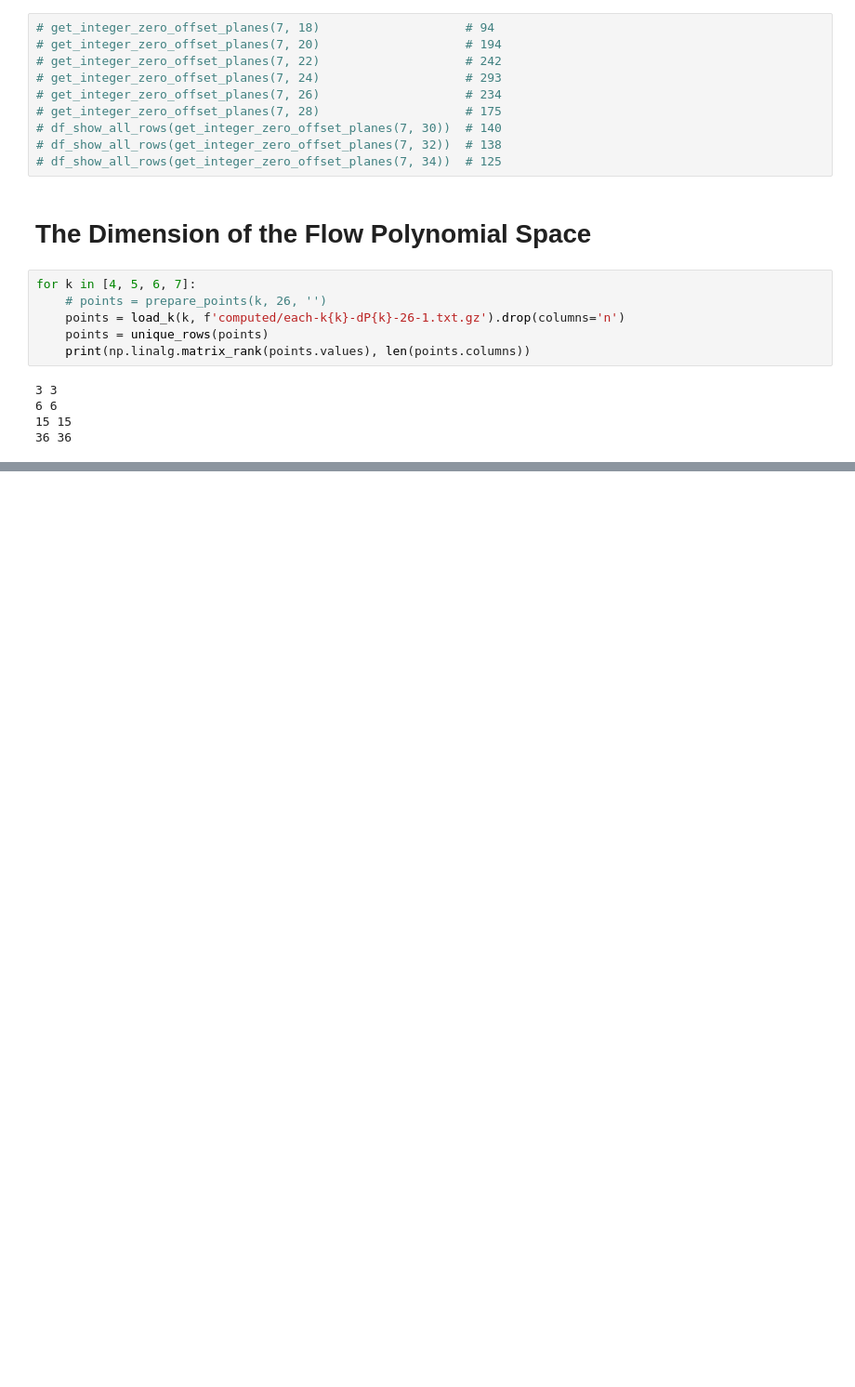
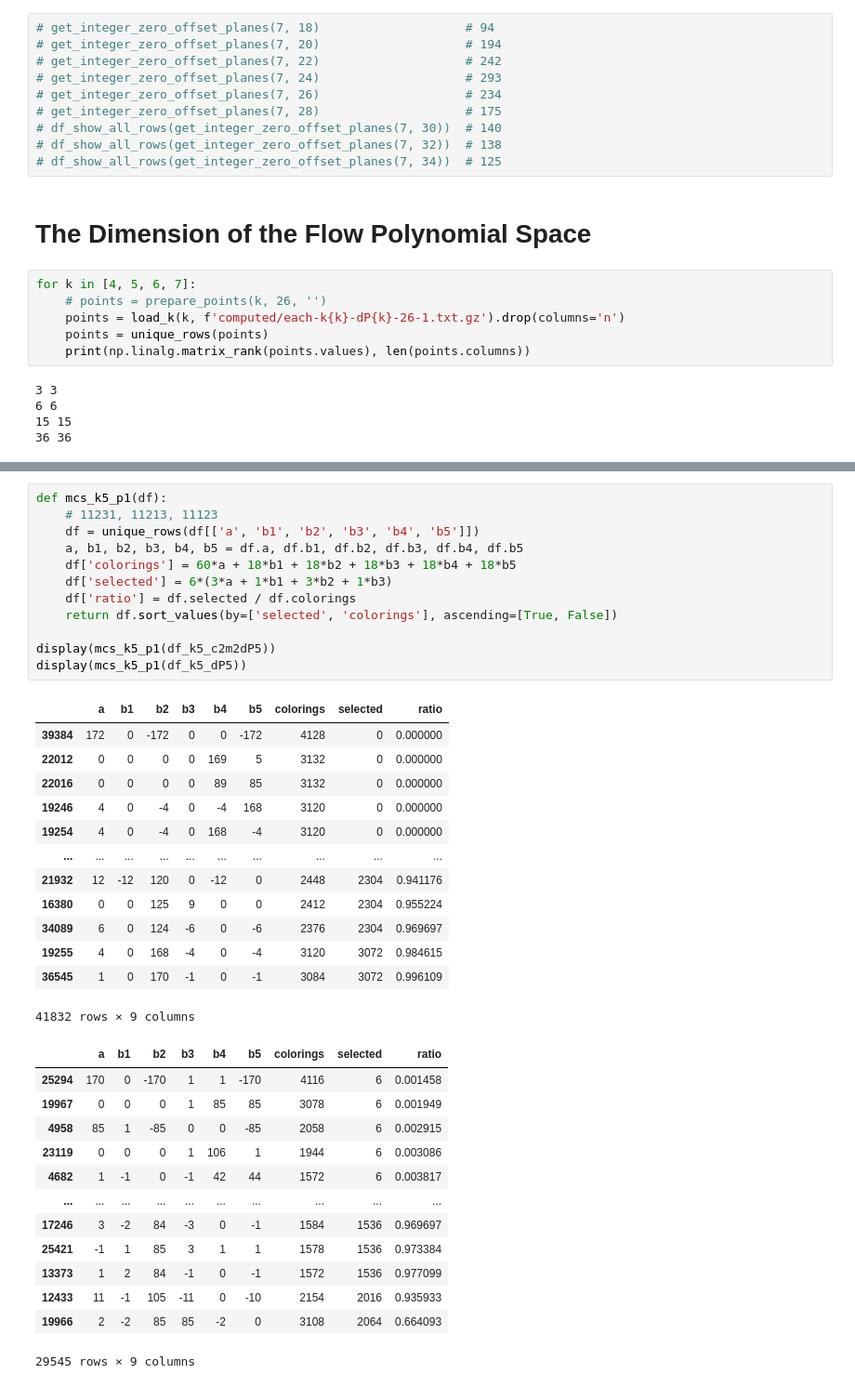
Before and after one commit to davidmisiak/flow-polynomials, a Jupyter notebook: analysis.ipynb, the cells around one changed output, grey strips where cells are left out. Shown at 93% size. Cells and saved outputs as stored; diff of their text form; blank space fills up the shorter version.

```diff
--- a/analysis.ipynb
+++ b/analysis.ipynb
@@ -440,0 +521,39 @@ for k in [4, 5, 6, 7]:
+# %%
+def mcs_k5_p1(df):
+    # 11231, 11213, 11123
+    df = unique_rows(df[['a', 'b1', 'b2', 'b3', 'b4', 'b5']])
+    a, b1, b2, b3, b4, b5 = df.a, df.b1, df.b2, df.b3, df.b4, df.b5
+    df['colorings'] = 60*a + 18*b1 + 18*b2 + 18*b3 + 18*b4 + 18*b5
+    df['selected'] = 6*(3*a + 1*b1 + 3*b2 + 1*b3)
+    df['ratio'] = df.selected / df.colorings
+    return df.sort_values(by=['selected', 'colorings'], ascending=[True, False])
+
+display(mcs_k5_p1(df_k5_c2m2dP5))
+display(mcs_k5_p1(df_k5_dP5))
+# %% [output]
+|  | a | b1 | b2 | b3 | b4 | b5 | colorings | selected | ratio |
+| 39384 | 172 | 0 | -172 | 0 | 0 | -172 | 4128 | 0 | 0.000000 |
+| 22012 | 0 | 0 | 0 | 0 | 169 | 5 | 3132 | 0 | 0.000000 |
+| 22016 | 0 | 0 | 0 | 0 | 89 | 85 | 3132 | 0 | 0.000000 |
+| 19246 | 4 | 0 | -4 | 0 | -4 | 168 | 3120 | 0 | 0.000000 |
+| 19254 | 4 | 0 | -4 | 0 | 168 | -4 | 3120 | 0 | 0.000000 |
+| ... | ... | ... | ... | ... | ... | ... | ... | ... | ... |
+| 21932 | 12 | -12 | 120 | 0 | -12 | 0 | 2448 | 2304 | 0.941176 |
+| 16380 | 0 | 0 | 125 | 9 | 0 | 0 | 2412 | 2304 | 0.955224 |
+| 34089 | 6 | 0 | 124 | -6 | 0 | -6 | 2376 | 2304 | 0.969697 |
+| 19255 | 4 | 0 | 168 | -4 | 0 | -4 | 3120 | 3072 | 0.984615 |
+| 36545 | 1 | 0 | 170 | -1 | 0 | -1 | 3084 | 3072 | 0.996109 |
+41832 rows × 9 columns
+|  | a | b1 | b2 | b3 | b4 | b5 | colorings | selected | ratio |
+| 25294 | 170 | 0 | -170 | 1 | 1 | -170 | 4116 | 6 | 0.001458 |
+| 19967 | 0 | 0 | 0 | 1 | 85 | 85 | 3078 | 6 | 0.001949 |
+| 4958 | 85 | 1 | -85 | 0 | 0 | -85 | 2058 | 6 | 0.002915 |
+| 23119 | 0 | 0 | 0 | 1 | 106 | 1 | 1944 | 6 | 0.003086 |
+| 4682 | 1 | -1 | 0 | -1 | 42 | 44 | 1572 | 6 | 0.003817 |
+| ... | ... | ... | ... | ... | ... | ... | ... | ... | ... |
+| 17246 | 3 | -2 | 84 | -3 | 0 | -1 | 1584 | 1536 | 0.969697 |
+| 25421 | -1 | 1 | 85 | 3 | 1 | 1 | 1578 | 1536 | 0.973384 |
+| 13373 | 1 | 2 | 84 | -1 | 0 | -1 | 1572 | 1536 | 0.977099 |
+| 12433 | 11 | -1 | 105 | -11 | 0 | -10 | 2154 | 2016 | 0.935933 |
+| 19966 | 2 | -2 | 85 | 85 | -2 | 0 | 3108 | 2064 | 0.664093 |
+29545 rows × 9 columns
```
Also changed, not shown: parts of 6 cells of this notebook, 1 other file.
